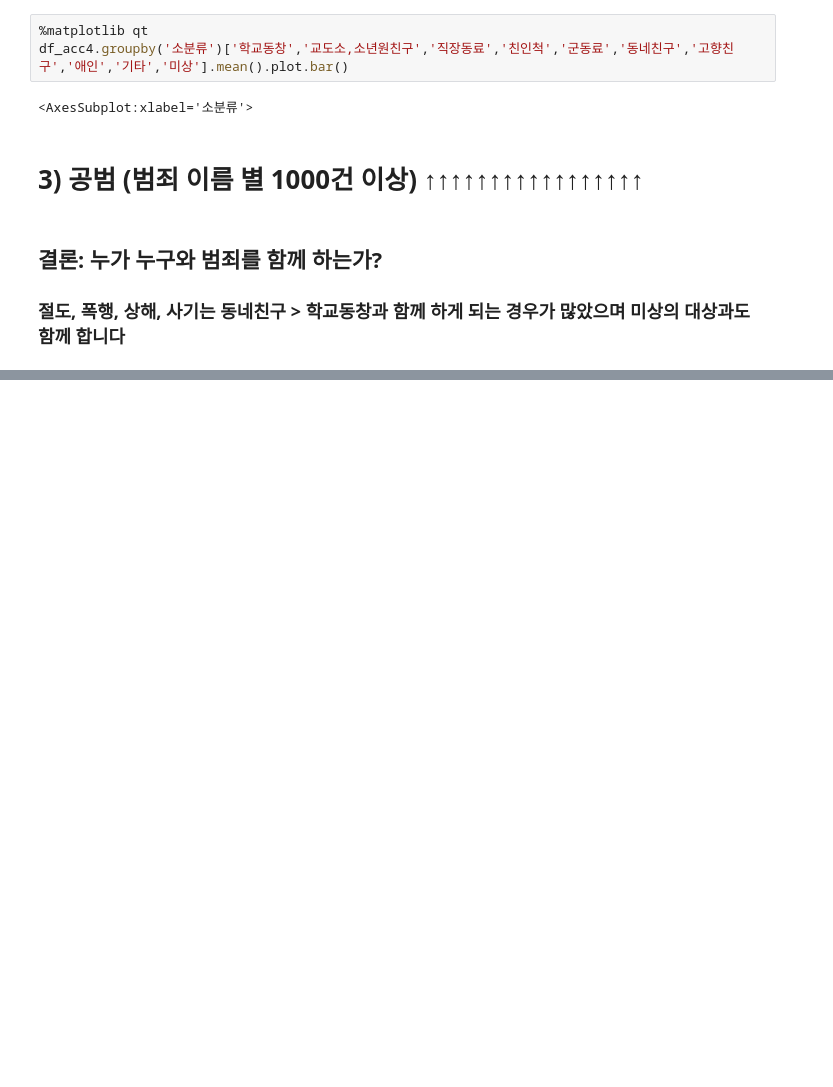
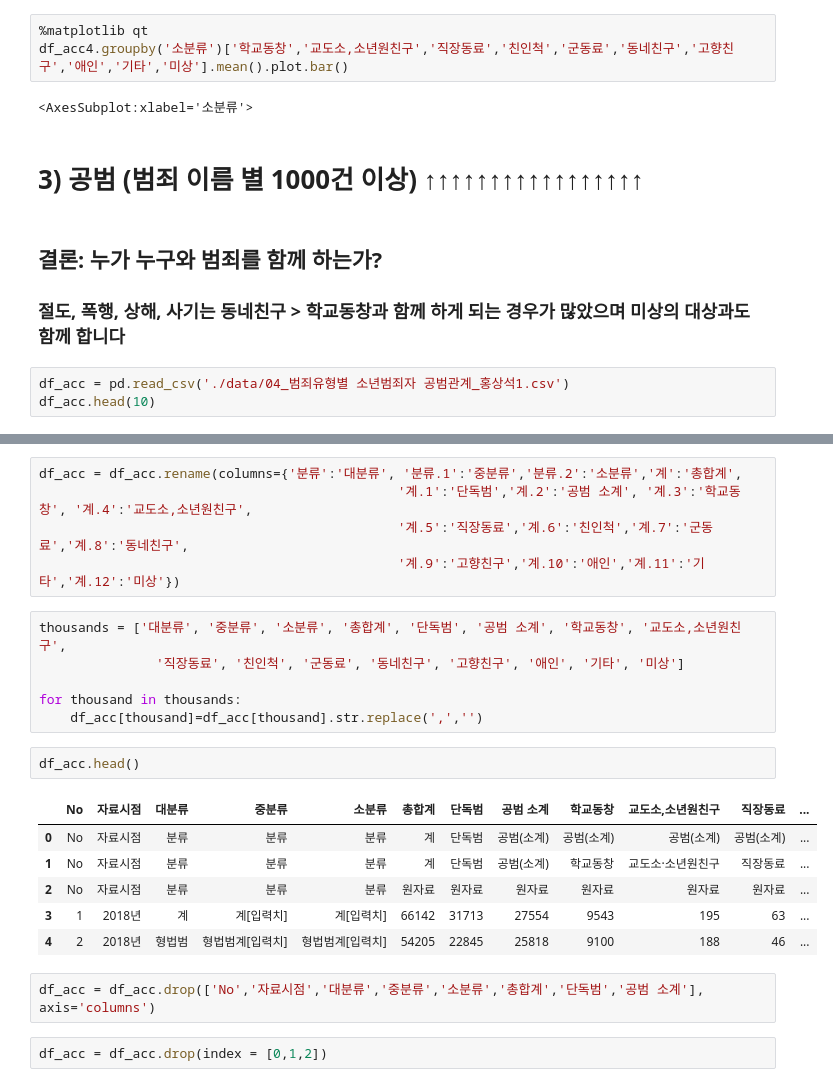
Before and after one commit to hkim11656/crime_analysis, a Jupyter notebook: 04_범죄유형별 소년범죄자 공범관계_홍상석1.ipynb, the cells around one changed output, grey strips where cells are left out. Saved outputs shown, nothing was run; the diff lists cells and outputs as text; blank space fills up the shorter version.

```diff
--- a/04_범죄유형별 소년범죄자 공범관계_홍상석1.ipynb
+++ b/04_범죄유형별 소년범죄자 공범관계_홍상석1.ipynb
@@ -239,3 +240,6 @@ df_acc4.groupby('소분류')['학교동창','교도소,소년원친구','직장
 ## 결론: 누가 누구와 범죄를 함께 하는가?
 
 ### 절도, 폭행, 상해, 사기는 동네친구 > 학교동창과 함께 하게 되는 경우가 많았으며 미상의 대상과도 함께 합니다
+# %%
+df_acc = pd.read_csv('./data/04_범죄유형별 소년범죄자 공범관계_홍상석1.csv')
+df_acc.head(10)
@@ -241,0 +258,24 @@ df_acc4.groupby('소분류')['학교동창','교도소,소년원친구','직장
+# %%
+df_acc = df_acc.rename(columns={'분류':'대분류', '분류.1':'중분류','분류.2':'소분류','계':'총합계',
+                                              '계.1':'단독범','계.2':'공범 소계', '계.3':'학교동창', '계.4':'교도소,소년원친구',
+                                              '계.5':'직장동료','계.6':'친인척','계.7':'군동료','계.8':'동네친구',
+                                              '계.9':'고향친구','계.10':'애인','계.11':'기타','계.12':'미상'})
+# %%
+thousands = ['대분류', '중분류', '소분류', '총합계', '단독범', '공범 소계', '학교동창', '교도소,소년원친구',
+               '직장동료', '친인척', '군동료', '동네친구', '고향친구', '애인', '기타', '미상']
+
+for thousand in thousands:
+    df_acc[thousand]=df_acc[thousand].str.replace(',','')
+# %%
+df_acc.head()
+# %% [output]
+|  | No | 자료시점 | 대분류 | 중분류 | 소분류 | 총합계 | 단독범 | 공범 소계 | 학교동창 | 교도소,소년원친구 | 직장동료 | ... |
+| 0 | No | 자료시점 | 분류 | 분류 | 분류 | 계 | 단독범 | 공범(소계) | 공범(소계) | 공범(소계) | 공범(소계) | ... |
+| 1 | No | 자료시점 | 분류 | 분류 | 분류 | 계 | 단독범 | 공범(소계) | 학교동창 | 교도소·소년원친구 | 직장동료 | ... |
+| 2 | No | 자료시점 | 분류 | 분류 | 분류 | 원자료 | 원자료 | 원자료 | 원자료 | 원자료 | 원자료 | ... |
+| 3 | 1 | 2018년 | 계 | 계[입력치] | 계[입력치] | 66142 | 31713 | 27554 | 9543 | 195 | 63 | ... |
+| 4 | 2 | 2018년 | 형법범 | 형법범계[입력치] | 형법범계[입력치] | 54205 | 22845 | 25818 | 9100 | 188 | 46 | ... |
+# %%
+df_acc = df_acc.drop(['No','자료시점','대분류','중분류','소분류','총합계','단독범','공범 소계'], axis='columns')
+# %%
+df_acc = df_acc.drop(index = [0,1,2])
```
Also changed, not shown: parts of 5 cells of this notebook, 3 other files.
